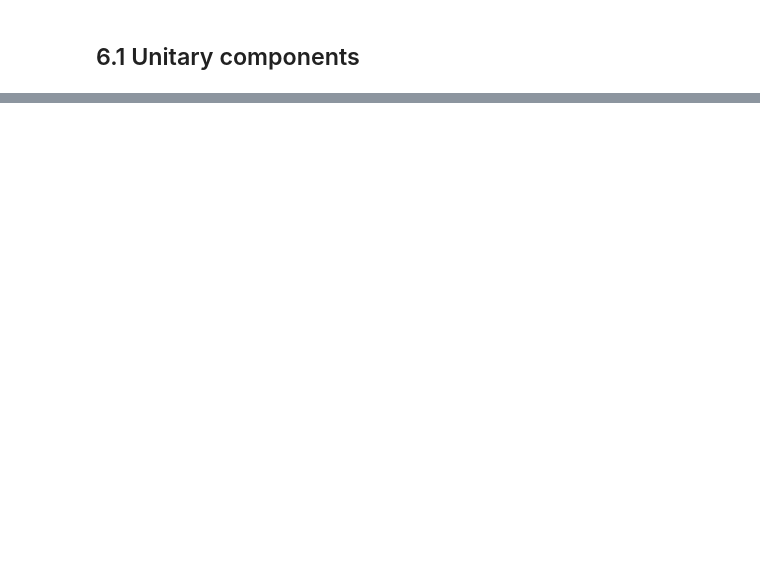
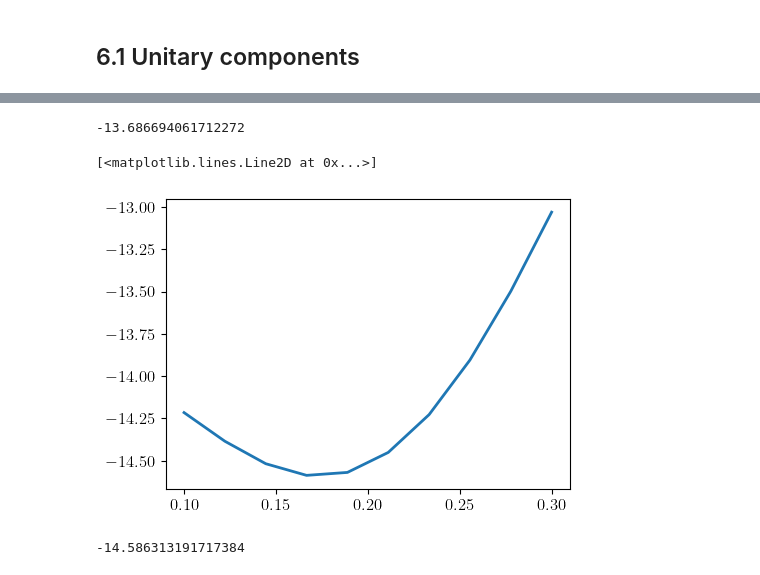
Before and after one commit to qiboteam/boostvqe, a Jupyter notebook: notebooks/quantinuum_native_gate_dbqa.ipynb, the cells around one changed output, grey strips where cells are left out. Cells and saved outputs as stored; diff of their text form; code cells hidden in the pictures; blank space fills up the shorter version.

```diff
--- a/notebooks/quantinuum_native_gate_dbqa.ipynb
+++ b/notebooks/quantinuum_native_gate_dbqa.ipynb
@@ -1464,7 +1885,7 @@ D_sym_ham = hamiltonians.SymbolicHamiltonian(sum([coef[x]*Z(x) for x in range(nq
 t = 0.172
 # %%
 phi = (np.sqrt(5)-1)/2
-v1_rhopf = D_sym_ham.circuit(-phi*t).unitary()@u_dag@H.circuit(t).unitary()@u@D_sym_ham.circuit((phi+1)*t).unitary()@u_dag@H.circuit((phi-1)*t).unitary()@D_sym_ham.circuit(-phi*t).unitary()
+v1_rhopf = D_sym_ham.circuit(-phi*t).unitary()@u_dag@H.circuit(t).unitary()@u@D_sym_ham.circuit((phi+1)*t).unitary()@u_dag@H.circuit((phi-1)*t).unitary()@u@D_sym_ham.circuit(-phi*t).unitary()
 u_rhopf = u @ v1_rhopf
 print(unitary_expectation(H.matrix, u_rhopf))
 # %% [output]
@@ -1472,0 +1893,20 @@ print(unitary_expectation(H.matrix, u_rhopf))
+# %%
+unitary_expectation(H.matrix, u)
+# %% [output]
+-13.686694061712272
+# %%
+t_space = np.linspace(0.1, 0.3, 10)
+exp_ls = []
+for t in t_space:
+    v1_rhopf = D_sym_ham.circuit(-phi*t).unitary()@u_dag@H.circuit(t).unitary()@u@D_sym_ham.circuit((phi+1)*t).unitary()@u_dag@H.circuit((phi-1)*t).unitary()@u@D_sym_ham.circuit(-phi*t).unitary()
+    u_rhopf = u @ v1_rhopf
+    exp_ls.append(unitary_expectation(H.matrix, u_rhopf))
+# %%
+plt.plot(t_space, exp_ls)
+# %% [output]
+[<matplotlib.lines.Line2D at 0x...>]
+[figure, added]
+# %%
+print(min(exp_ls))
+# %% [output]
+-14.586313191717384
```
Also changed, not shown: parts of 45 cells of this notebook, 25 other files.
